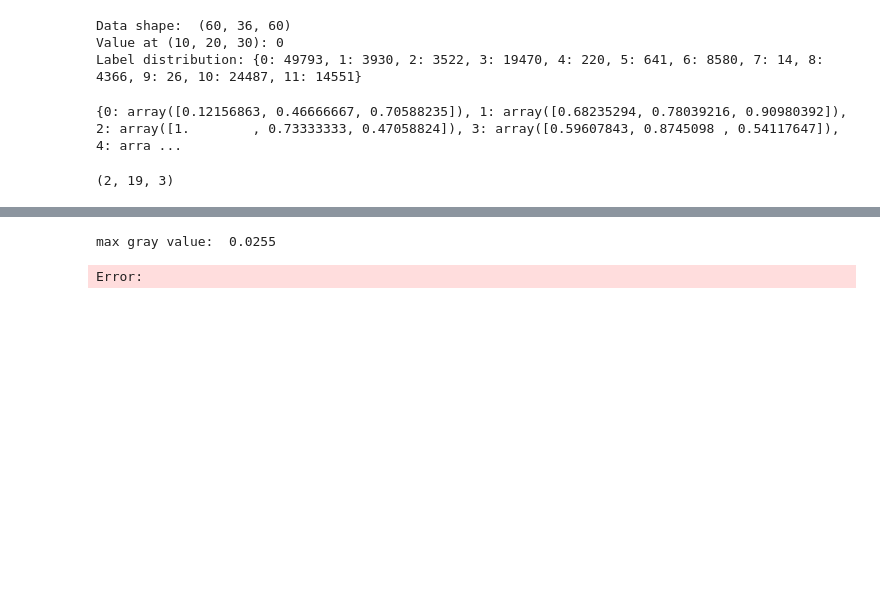
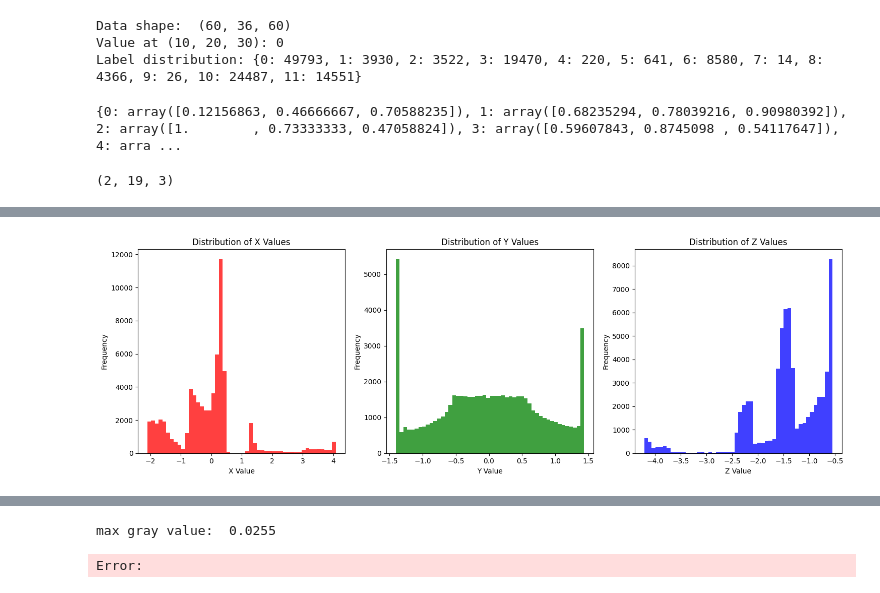
Before and after one commit to lorinachey/TorchSSC, a Jupyter notebook: visualizer.ipynb, the cells around one changed output, grey strips where cells are left out. Cells and saved outputs as stored; diff of their text form; code cells hidden in the pictures; blank space fills up the shorter version.

```diff
--- a/visualizer.ipynb
+++ b/visualizer.ipynb
@@ -98,0 +213,70 @@ print(torch.cuda.nccl.version())
+# %%
+# Load and visualize the sketch3D data
+
+import numpy as np
+import matplotlib.pyplot as plt
+
+# file_path = 'DATA/NYU/sketch3D/0006.npy'
+file_path = 'DATA/scene-sense/sketch3D/sample_pc.npy'
+data = np.load(file_path)
+
+is_scene_sense = True
+
+if not is_scene_sense:
+    # Print the shape of the data
+    print(f"Data Shape: {data.shape}")
+
+    # Calculate and print basic statistics
+    mean_data = np.mean(data)
+    std_data = np.std(data)
+    min_data = np.min(data)
+    max_data = np.max(data)
+
+    print(f"Mean: {mean_data}")
+    print(f"Standard Deviation: {std_data}")
+    print(f"Minimum Value: {min_data}")
+    print(f"Maximum Value: {max_data}")
+
+    # Assuming the data is 2D or you're interested in the entire distribution,
+    # Flatten the data if it's 3D for the histogram
+    if data.ndim > 2:
+        data = data.flatten()
+
+    # Visualize the distribution of data values with a histogram
+    plt.hist(data, bins=50, alpha=0.75, color='blue')
+    plt.title('Distribution of Data Values')
+    plt.xlabel('Value')
+    plt.ylabel('Frequency')
+    plt.grid(True)
+    plt.show()
+else:
+    # Separate the columns for clarity
+    x_data = data[:, 0]
+    y_data = data[:, 1]
+    z_data = data[:, 2]
+
+    # Plot histograms for each coordinate
+    plt.figure(figsize=(15, 5))
+
+    plt.subplot(1, 3, 1)
+    plt.hist(x_data, bins=50, alpha=0.75, color='red')
+    plt.title('Distribution of X Values')
+    plt.xlabel('X Value')
+    plt.ylabel('Frequency')
+
+    plt.subplot(1, 3, 2)
+    plt.hist(y_data, bins=50, alpha=0.75, color='green')
+    plt.title('Distribution of Y Values')
+    plt.xlabel('Y Value')
+    plt.ylabel('Frequency')
+
+    plt.subplot(1, 3, 3)
+    plt.hist(z_data, bins=50, alpha=0.75, color='blue')
+    plt.title('Distribution of Z Values')
+    plt.xlabel('Z Value')
+    plt.ylabel('Frequency')
+
+    plt.tight_layout()
+    plt.show()
+# %% [output]
+[figure, added]
```
Also changed, not shown: parts of 6 cells of this notebook.
